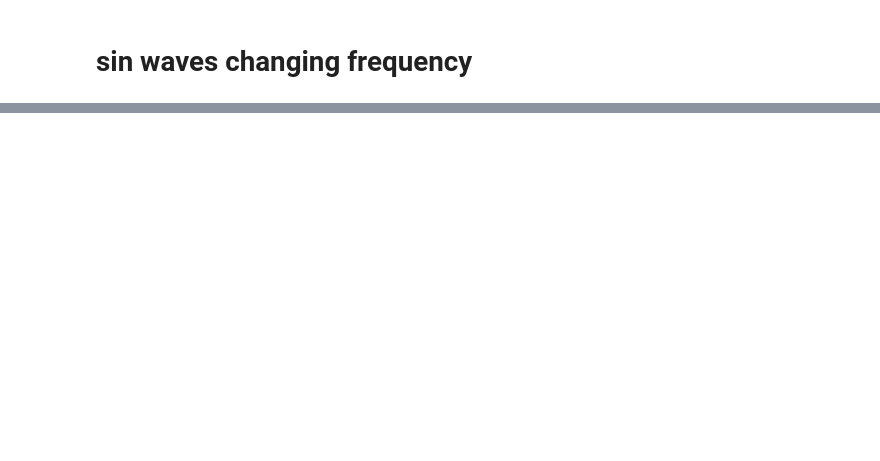
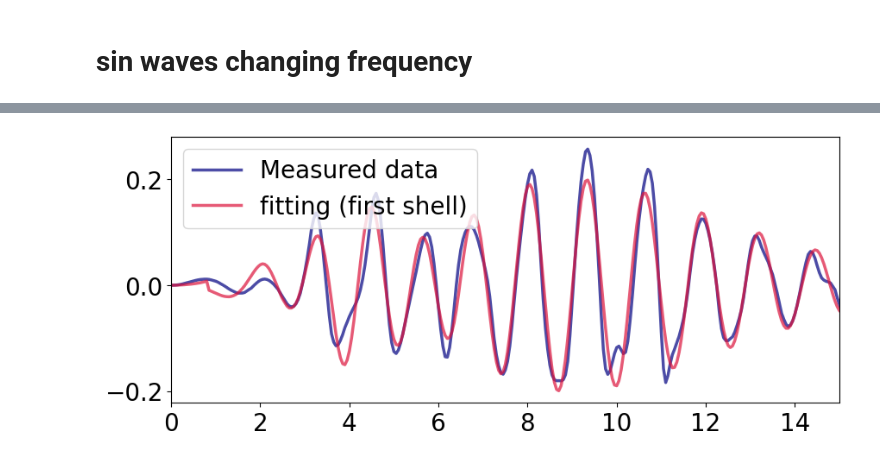
Before and after one commit to Cathyhjj/XAFS_animations, a Jupyter notebook: EXAFS_animations.ipynb, the cells around one changed output, grey strips where cells are left out. Drawn from its saved outputs; the diff is of its cells as text; code cells hidden in the pictures; blank space fills up the shorter version.

```diff
--- a/EXAFS_animations.ipynb
+++ b/EXAFS_animations.ipynb
@@ -104,0 +190,15 @@ ani.save('01_sine_frequency_animation.gif', writer='pillow', fps=30)
+# %%
+#%%
+
+plt.figure(figsize = (10,4))
+plt.plot(fit_k[:,0], fit_k[:,1]/10., color = 'navy', **para)
+
+plt.plot(fit_k[:,0], fit_k[:,2]/10., color = 'crimson', **para)
+
+#plt.ylim(-0.1, 1.2)
+plt.xlim(0,15)
+plt.legend(['Measured data', 'fitting (first shell)'])
+#plt.xlabel('X-ray Energy [eV]')
+plt.savefig('fit_K.jpg', dpi = 300)
+# %% [output]
+[figure, added]
```
Also changed, not shown: parts of 8 cells of this notebook, 18 other files.
